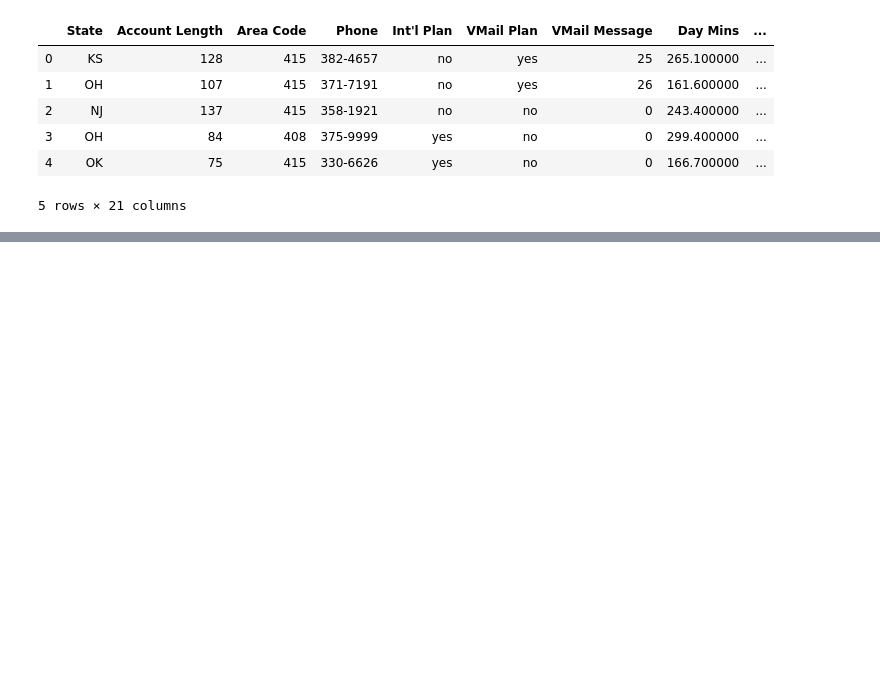
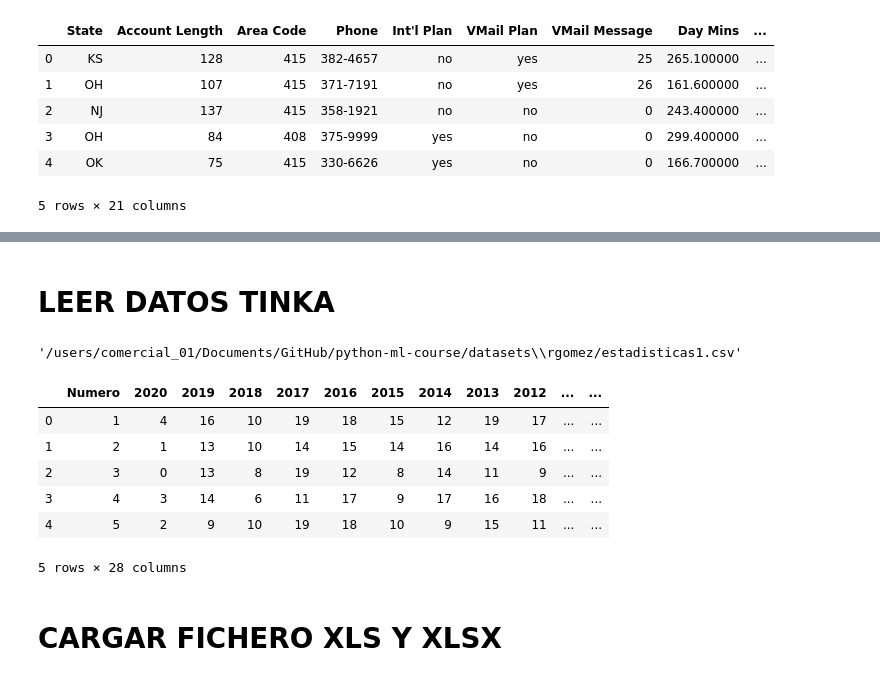
Before and after one commit to joanby/python-ml-course, a Jupyter notebook: notebooks/notebooks rgomez/T1-1 DATA CLEANING.ipynb, the cells around one changed output, grey strips where cells are left out. Drawn from its saved outputs; the diff is of its cells as text; code cells hidden in the pictures; blank space fills up the shorter version.

Commit message:
Datasets Curso Python

```diff
--- a/notebooks/notebooks rgomez/T1-1 DATA CLEANING.ipynb
+++ b/notebooks/notebooks rgomez/T1-1 DATA CLEANING.ipynb
@@ -118,0 +147,23 @@ df3.head()
+# %% [markdown]
+# LEER DATOS TINKA
+# %%
+#mainPath="/users/comercial_01/Documents/Github/python-ml-course/datasets/rgomez/estadisticastinka1.csv"
+fileName1="rgomez/estadisticas1.csv"
+fullPath1=os.path.join(mainPath,fileName1)
+fullPath1
+# %% [output]
+'/users/comercial_01/Documents/GitHub/python-ml-course/datasets\\rgomez/estadisticas1.csv'
+# %%
+data4 = pd.read_csv(fullPath1)
+# %%
+data4.head()
+# %% [output]
+|  | Numero | 2020 | 2019 | 2018 | 2017 | 2016 | 2015 | 2014 | 2013 | 2012 | ... | ... |
+| 0 | 1 | 4 | 16 | 10 | 19 | 18 | 15 | 12 | 19 | 17 | ... | ... |
+| 1 | 2 | 1 | 13 | 10 | 14 | 15 | 14 | 16 | 14 | 16 | ... | ... |
+| 2 | 3 | 0 | 13 | 8 | 19 | 12 | 8 | 14 | 11 | 9 | ... | ... |
+| 3 | 4 | 3 | 14 | 6 | 11 | 17 | 9 | 17 | 16 | 18 | ... | ... |
+| 4 | 5 | 2 | 9 | 10 | 19 | 18 | 10 | 9 | 15 | 11 | ... | ... |
+5 rows × 28 columns
+# %% [markdown]
+# CARGAR FICHERO XLS Y XLSX
```
Also changed, not shown: parts of 29 cells of this notebook, 13 other files.
